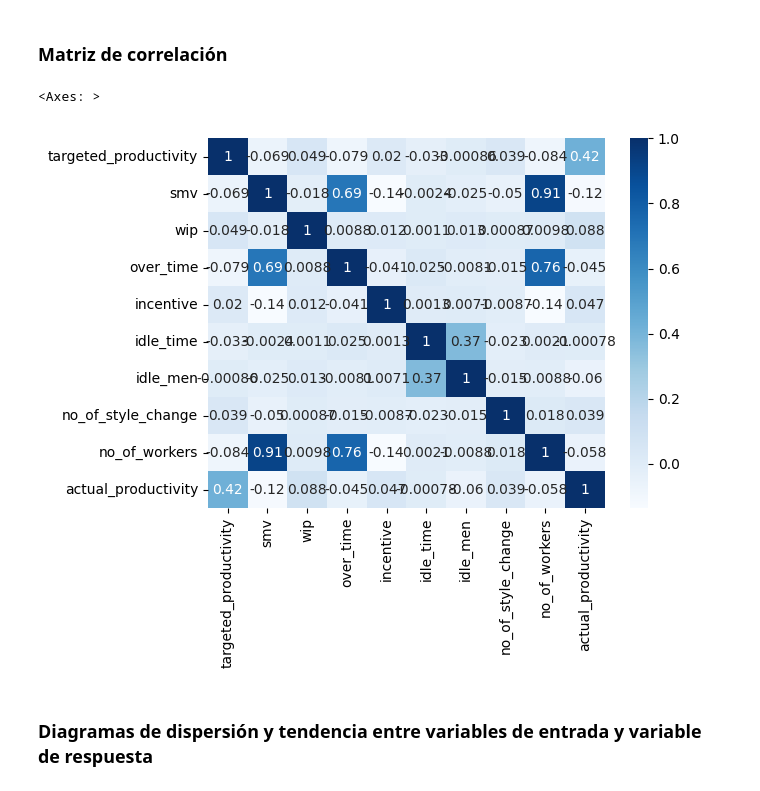
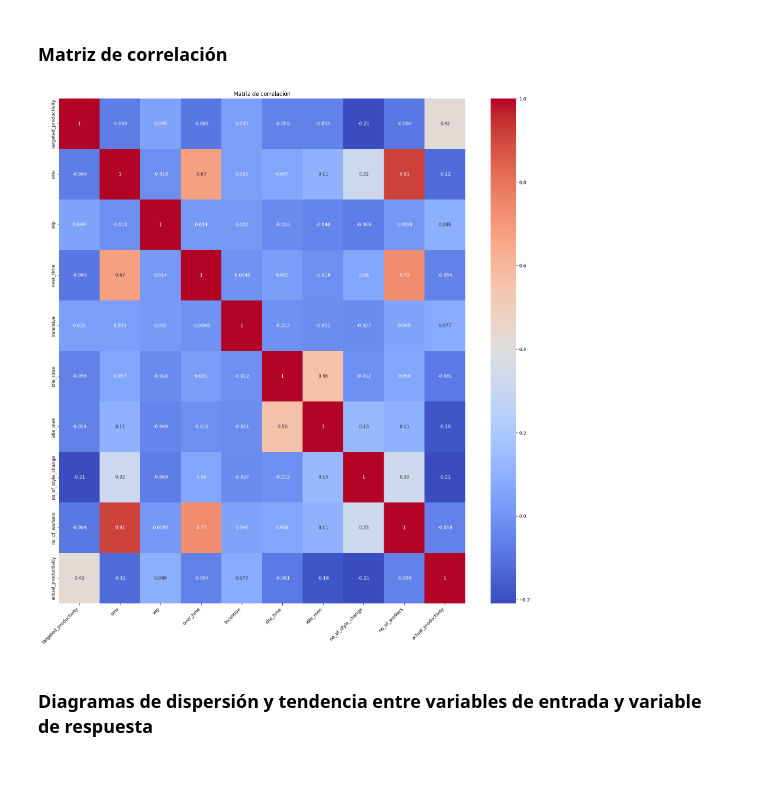
Before and after one commit to lmunozm2/Proyecto-1, a Jupyter notebook: Estadisticas descriptivas 2.ipynb, the cells around one changed output. Saved outputs shown, nothing was run; the diff lists cells and outputs as text; code cells hidden in the pictures.

Commit message:
Le hice un cambio a la gráfica de correlación.

```diff
--- a/Estadisticas descriptivas 2.ipynb
+++ b/Estadisticas descriptivas 2.ipynb
@@ -219,11 +219,16 @@ plt.show()
 ### Matriz de correlación
 # %%
 import seaborn as sb
+
 corr = df_continuas.corr()
-sb.heatmap(corr, cmap="Blues", annot=True)
+plt.figure(figsize=(20, 20))
+sb.heatmap(corr, cmap='coolwarm', annot=True, xticklabels=corr.columns,
+            yticklabels=corr.columns)
+plt.title('Matriz de correlación')
+plt.xticks(rotation=45, ha="right")
+plt.show()
 # %% [output]
-<Axes: >
-[figure, old version]
+[figure, new version]
 # %% [markdown]
 ### Diagramas de dispersión y tendencia entre variables de entrada y variable de respuesta
 # %%
```
Also changed, not shown: parts of 7 cells of this notebook.
